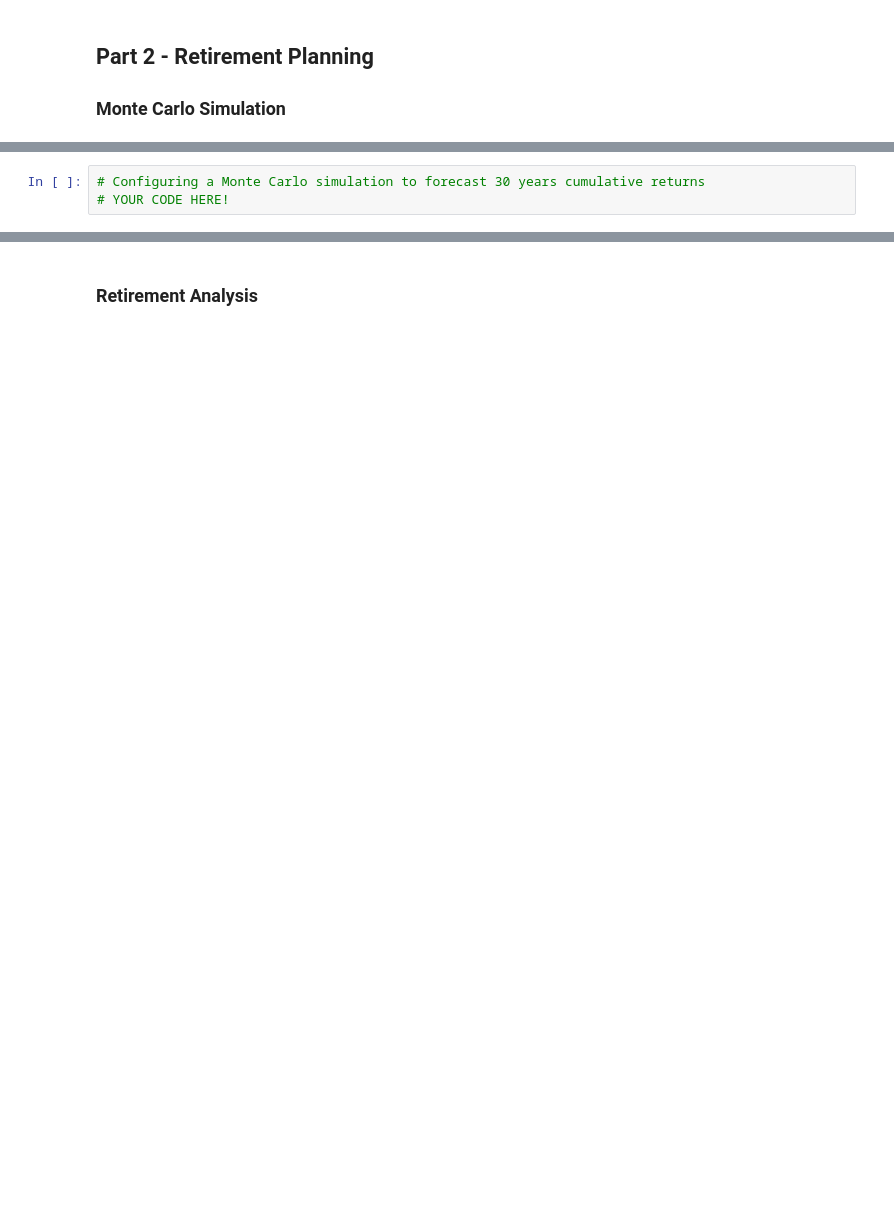
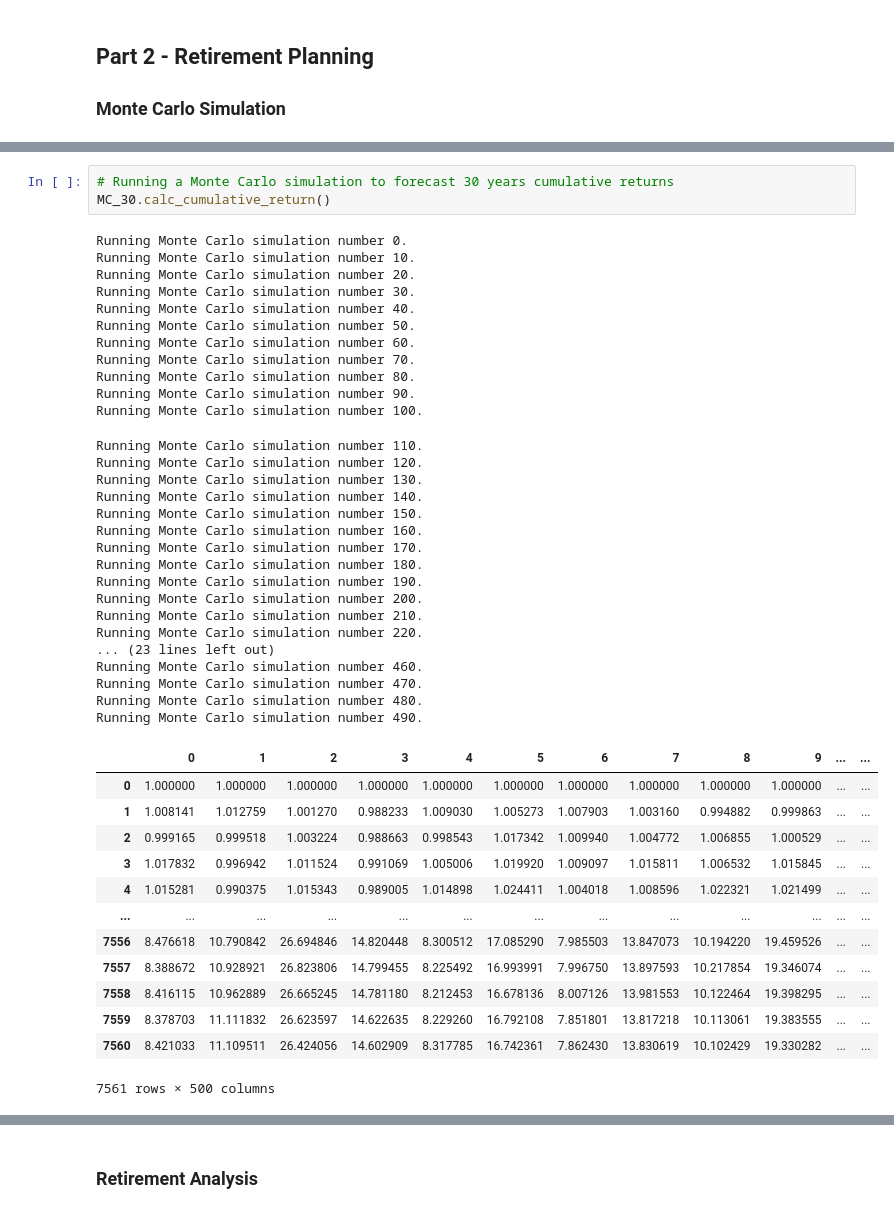
Before and after one commit to AkanSri/Rutgers-FinTech, a Jupyter notebook: 02-Homework/05-APIs/Starter_Code/financial-planner.ipynb, the cells around one changed output, grey strips where cells are left out. Saved outputs shown, nothing was run; the diff lists cells and outputs as text; blank space fills up the shorter version.

```diff
--- a/02-Homework/05-APIs/Starter_Code/financial-planner.ipynb
+++ b/02-Homework/05-APIs/Starter_Code/financial-planner.ipynb
@@ -192,3 +226,45 @@ df_stock_data.head()
 # %%
-# Configuring a Monte Carlo simulation to forecast 30 years cumulative returns
-# YOUR CODE HERE!
+# Running a Monte Carlo simulation to forecast 30 years cumulative returns
+MC_30.calc_cumulative_return()
+# %% [output]
+Running Monte Carlo simulation number 0.
+Running Monte Carlo simulation number 10.
+Running Monte Carlo simulation number 20.
+Running Monte Carlo simulation number 30.
+Running Monte Carlo simulation number 40.
+Running Monte Carlo simulation number 50.
+Running Monte Carlo simulation number 60.
+Running Monte Carlo simulation number 70.
+Running Monte Carlo simulation number 80.
+Running Monte Carlo simulation number 90.
+Running Monte Carlo simulation number 100.
+Running Monte Carlo simulation number 110.
+Running Monte Carlo simulation number 120.
+Running Monte Carlo simulation number 130.
+Running Monte Carlo simulation number 140.
+Running Monte Carlo simulation number 150.
+Running Monte Carlo simulation number 160.
+Running Monte Carlo simulation number 170.
+Running Monte Carlo simulation number 180.
+Running Monte Carlo simulation number 190.
+Running Monte Carlo simulation number 200.
+Running Monte Carlo simulation number 210.
+Running Monte Carlo simulation number 220.
+... (23 lines left out)
+Running Monte Carlo simulation number 460.
+Running Monte Carlo simulation number 470.
+Running Monte Carlo simulation number 480.
+Running Monte Carlo simulation number 490.
+|  | 0 | 1 | 2 | 3 | 4 | 5 | 6 | 7 | 8 | 9 | ... | ... |
+| 0 | 1.000000 | 1.000000 | 1.000000 | 1.000000 | 1.000000 | 1.000000 | 1.000000 | 1.000000 | 1.000000 | 1.000000 | ... | ... |
+| 1 | 1.008141 | 1.012759 | 1.001270 | 0.988233 | 1.009030 | 1.005273 | 1.007903 | 1.003160 | 0.994882 | 0.999863 | ... | ... |
+| 2 | 0.999165 | 0.999518 | 1.003224 | 0.988663 | 0.998543 | 1.017342 | 1.009940 | 1.004772 | 1.006855 | 1.000529 | ... | ... |
+| 3 | 1.017832 | 0.996942 | 1.011524 | 0.991069 | 1.005006 | 1.019920 | 1.009097 | 1.015811 | 1.006532 | 1.015845 | ... | ... |
+| 4 | 1.015281 | 0.990375 | 1.015343 | 0.989005 | 1.014898 | 1.024411 | 1.004018 | 1.008596 | 1.022321 | 1.021499 | ... | ... |
+| ... | ... | ... | ... | ... | ... | ... | ... | ... | ... | ... | ... | ... |
+| 7556 | 8.476618 | 10.790842 | 26.694846 | 14.820448 | 8.300512 | 17.085290 | 7.985503 | 13.847073 | 10.194220 | 19.459526 | ... | ... |
+| 7557 | 8.388672 | 10.928921 | 26.823806 | 14.799455 | 8.225492 | 16.993991 | 7.996750 | 13.897593 | 10.217854 | 19.346074 | ... | ... |
+| 7558 | 8.416115 | 10.962889 | 26.665245 | 14.781180 | 8.212453 | 16.678136 | 8.007126 | 13.981553 | 10.122464 | 19.398295 | ... | ... |
+| 7559 | 8.378703 | 11.111832 | 26.623597 | 14.622635 | 8.229260 | 16.792108 | 7.851801 | 13.817218 | 10.113061 | 19.383555 | ... | ... |
+| 7560 | 8.421033 | 11.109511 | 26.424056 | 14.602909 | 8.317785 | 16.742361 | 7.862430 | 13.830619 | 10.102429 | 19.330282 | ... | ... |
+7561 rows × 500 columns
```
Also changed, not shown: parts of 17 cells of this notebook, 1 other file.
